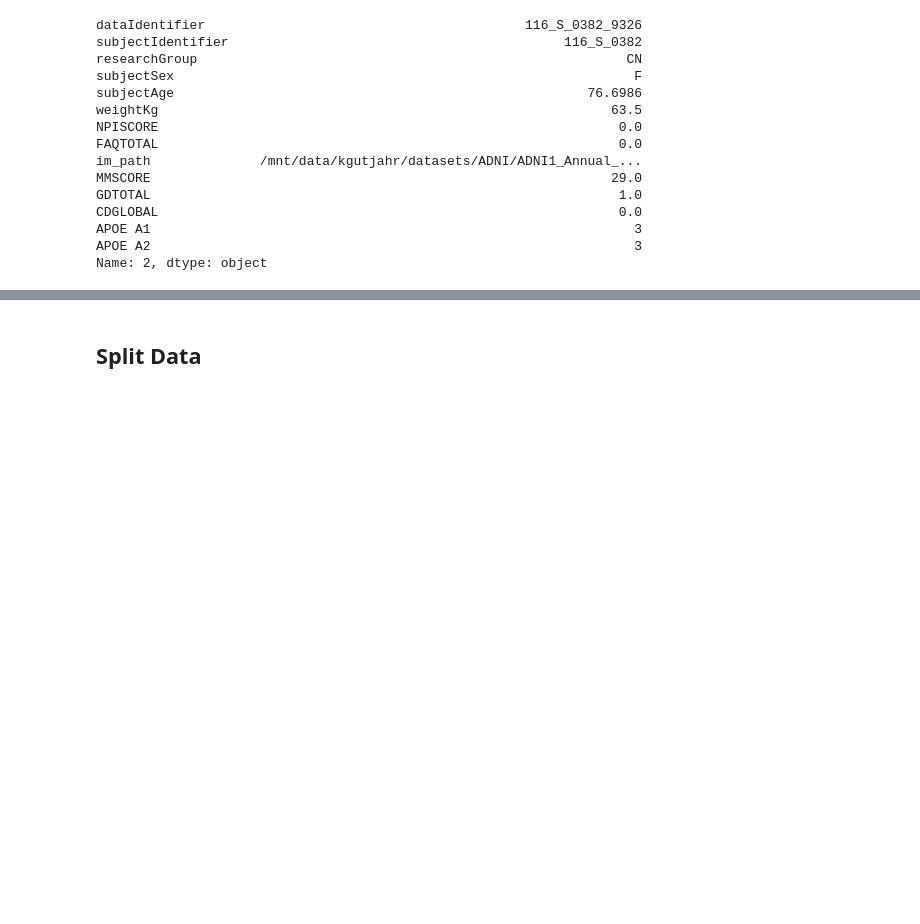
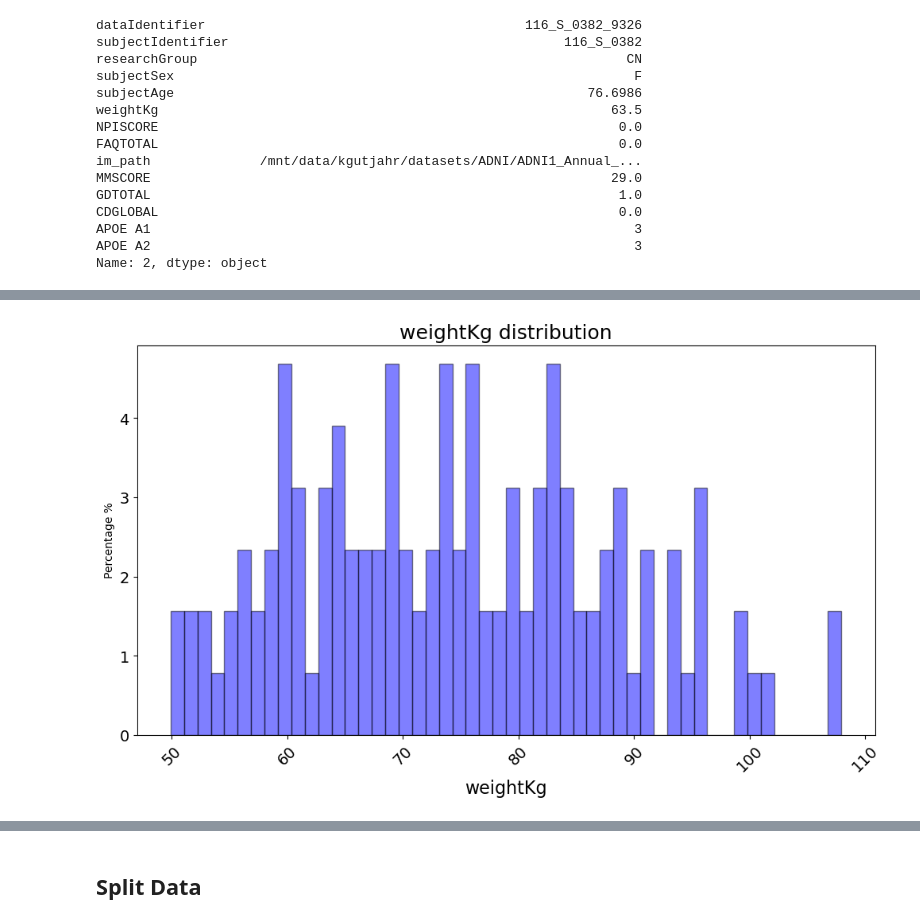
Before and after one commit to kgutjahr/STiL-TTA, a Jupyter notebook: data/ADNI.ipynb, the cells around one changed output, grey strips where cells are left out. Drawn from its saved outputs; the diff is of its cells as text; code cells hidden in the pictures; blank space fills up the shorter version.

```diff
--- a/data/ADNI.ipynb
+++ b/data/ADNI.ipynb
@@ -343,0 +509,4 @@ save_image(series=relevant_df["im_path"], dir=processed_path)
+# %%
+plot_distributions(df=relevant_df, feature="weightKg")
+# %% [output]
+[figure, added]
```
Also changed, not shown: parts of 30 cells of this notebook, 9 other files.
